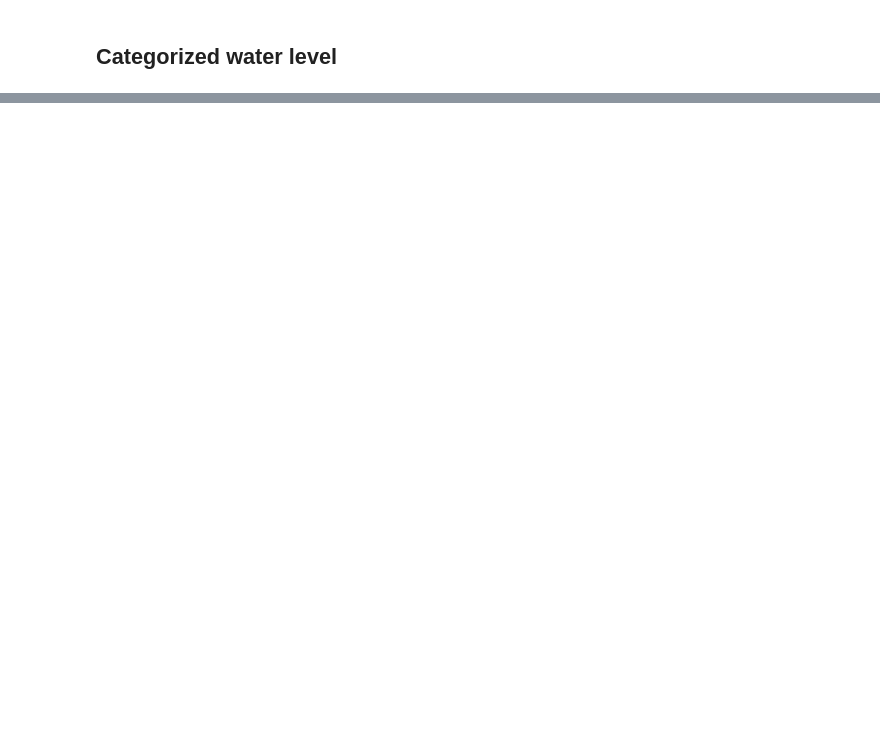
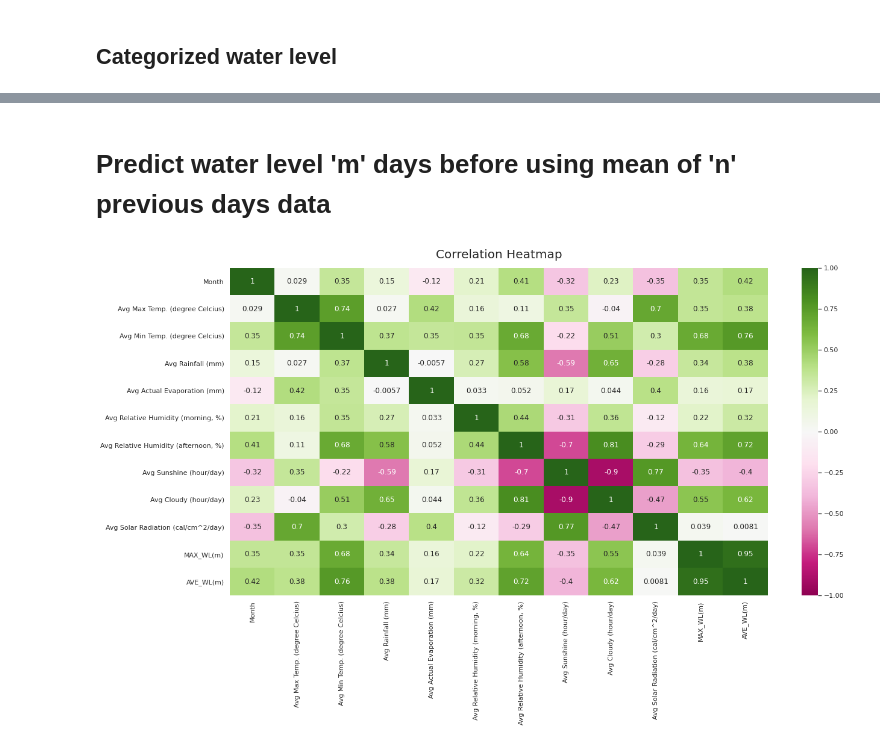
Before and after one commit to RifatIslamOmio/Weather-WaterLevel-Prediction-ML, a Jupyter notebook: Notebooks/waterlevel-dataset/waterlevel-eda.ipynb, the cells around one changed output, grey strips where cells are left out. Saved outputs shown, nothing was run; the diff lists cells and outputs as text; code cells hidden in the pictures; blank space fills up the shorter version.

```diff
--- a/Notebooks/waterlevel-dataset/waterlevel-eda.ipynb
+++ b/Notebooks/waterlevel-dataset/waterlevel-eda.ipynb
@@ -239,0 +243,2 @@ show_corr_heatmap(raw_df_discrete)
+# %% [markdown]
+# Predict water level 'm' days before using mean of 'n' previous days data
@@ -239,0 +339,5 @@ show_corr_heatmap(raw_df_discrete)
+# %%
+raw_df_avg = get_avg_df(raw_df, num_avg_days=10, num_days_before=5)
+show_corr_heatmap(raw_df_avg)
+# %% [output]
+[figure, added]
```
Also changed, not shown: parts of 8 cells of this notebook.
